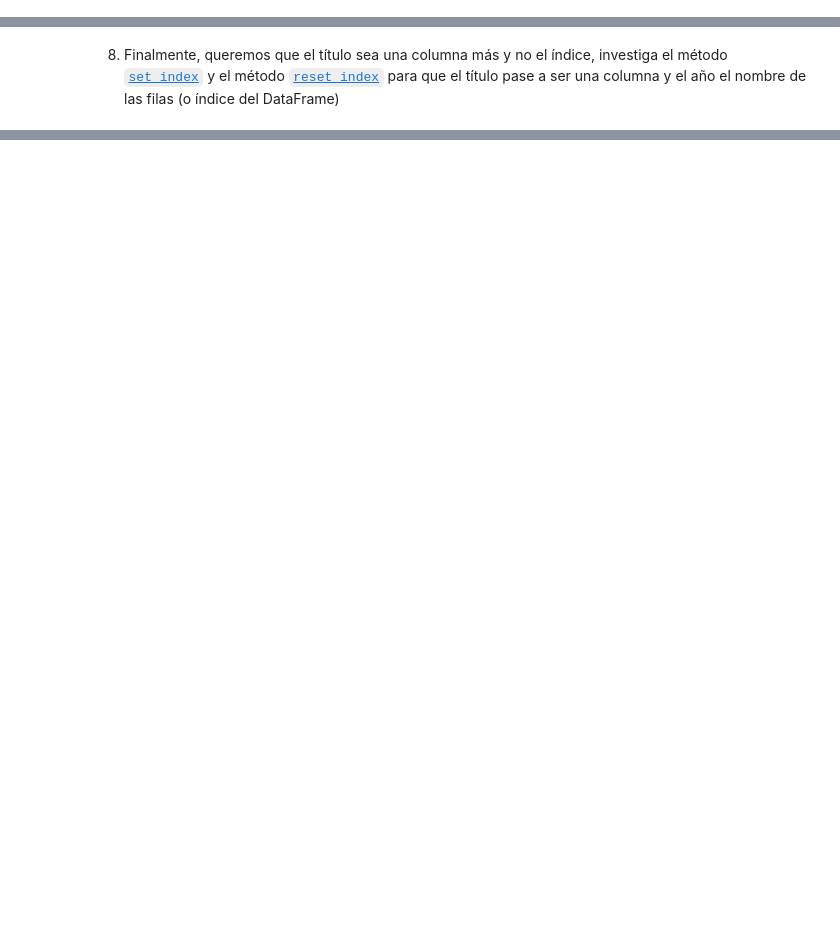
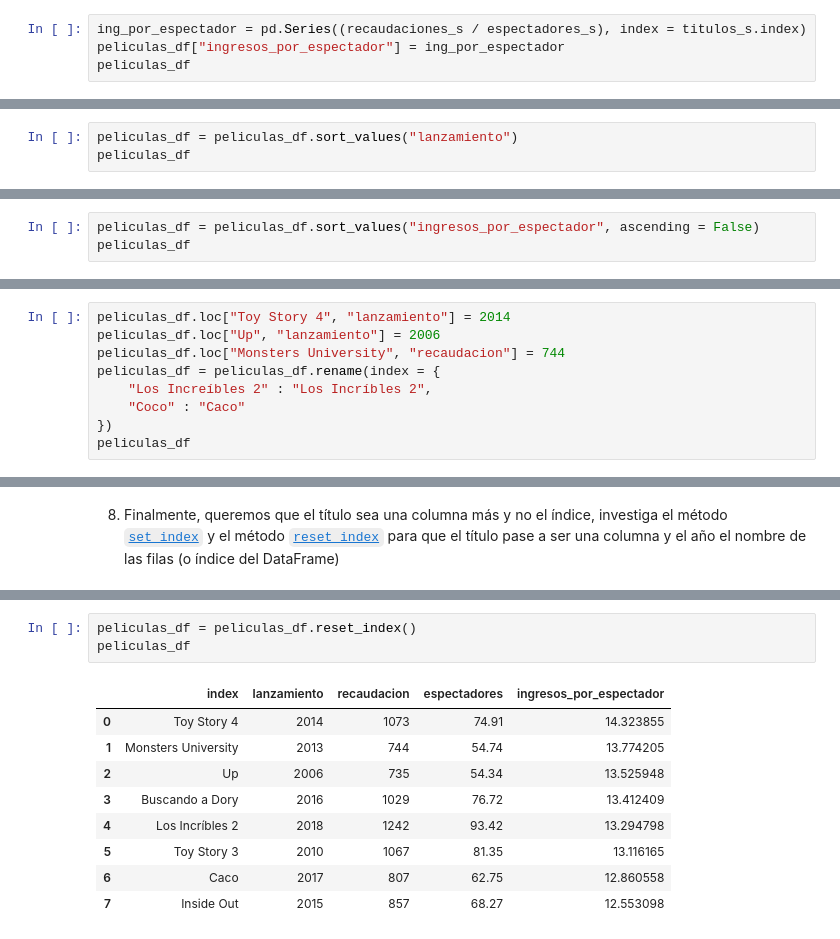
Before and after one commit to willwalker7/DS-Online-willwalker7, a Jupyter notebook: 02_Herramientas_Avanzadas/Sprint_04/Unidad_01_Pandas_I/03_Practica_Obligatoria/18_Practica_Obligatoria_Pandas_I.ipynb, the cells around one changed output, grey strips where cells are left out. Cells and saved outputs as stored; diff of their text form; blank space fills up the shorter version.

```diff
--- a/02_Herramientas_Avanzadas/Sprint_04/Unidad_01_Pandas_I/03_Practica_Obligatoria/18_Practica_Obligatoria_Pandas_I.ipynb
+++ b/02_Herramientas_Avanzadas/Sprint_04/Unidad_01_Pandas_I/03_Practica_Obligatoria/18_Practica_Obligatoria_Pandas_I.ipynb
@@ -208,0 +206,4 @@ Name: lanzamiento, dtype: bool
+# %%
+ing_por_espectador = pd.Series((recaudaciones_s / espectadores_s), index = titulos_s.index)
+peliculas_df["ingresos_por_espectador"] = ing_por_espectador
+peliculas_df
@@ -221,0 +222,3 @@ Name: lanzamiento, dtype: bool
+# %%
+peliculas_df = peliculas_df.sort_values("lanzamiento")
+peliculas_df
@@ -234,0 +237,3 @@ Name: lanzamiento, dtype: bool
+# %%
+peliculas_df = peliculas_df.sort_values("ingresos_por_espectador", ascending = False)
+peliculas_df
@@ -258,0 +252,9 @@ Name: lanzamiento, dtype: bool
+# %%
+peliculas_df.loc["Toy Story 4", "lanzamiento"] = 2014
+peliculas_df.loc["Up", "lanzamiento"] = 2006
+peliculas_df.loc["Monsters University", "recaudacion"] = 744
+peliculas_df = peliculas_df.rename(index = {
+    "Los Increíbles 2" : "Los Incríbles 2",
+    "Coco" : "Caco"
+})
+peliculas_df
@@ -305,0 +273,13 @@ Name: lanzamiento, dtype: bool
+# %%
+peliculas_df = peliculas_df.reset_index()
+peliculas_df
+# %% [output]
+|  | index | lanzamiento | recaudacion | espectadores | ingresos_por_espectador |
+| 0 | Toy Story 4 | 2014 | 1073 | 74.91 | 14.323855 |
+| 1 | Monsters University | 2013 | 744 | 54.74 | 13.774205 |
+| 2 | Up | 2006 | 735 | 54.34 | 13.525948 |
+| 3 | Buscando a Dory | 2016 | 1029 | 76.72 | 13.412409 |
+| 4 | Los Incríbles 2 | 2018 | 1242 | 93.42 | 13.294798 |
+| 5 | Toy Story 3 | 2010 | 1067 | 81.35 | 13.116165 |
+| 6 | Caco | 2017 | 807 | 62.75 | 12.860558 |
+| 7 | Inside Out | 2015 | 857 | 68.27 | 12.553098 |
```
Also changed, not shown: parts of 31 cells of this notebook, 3 other files.
